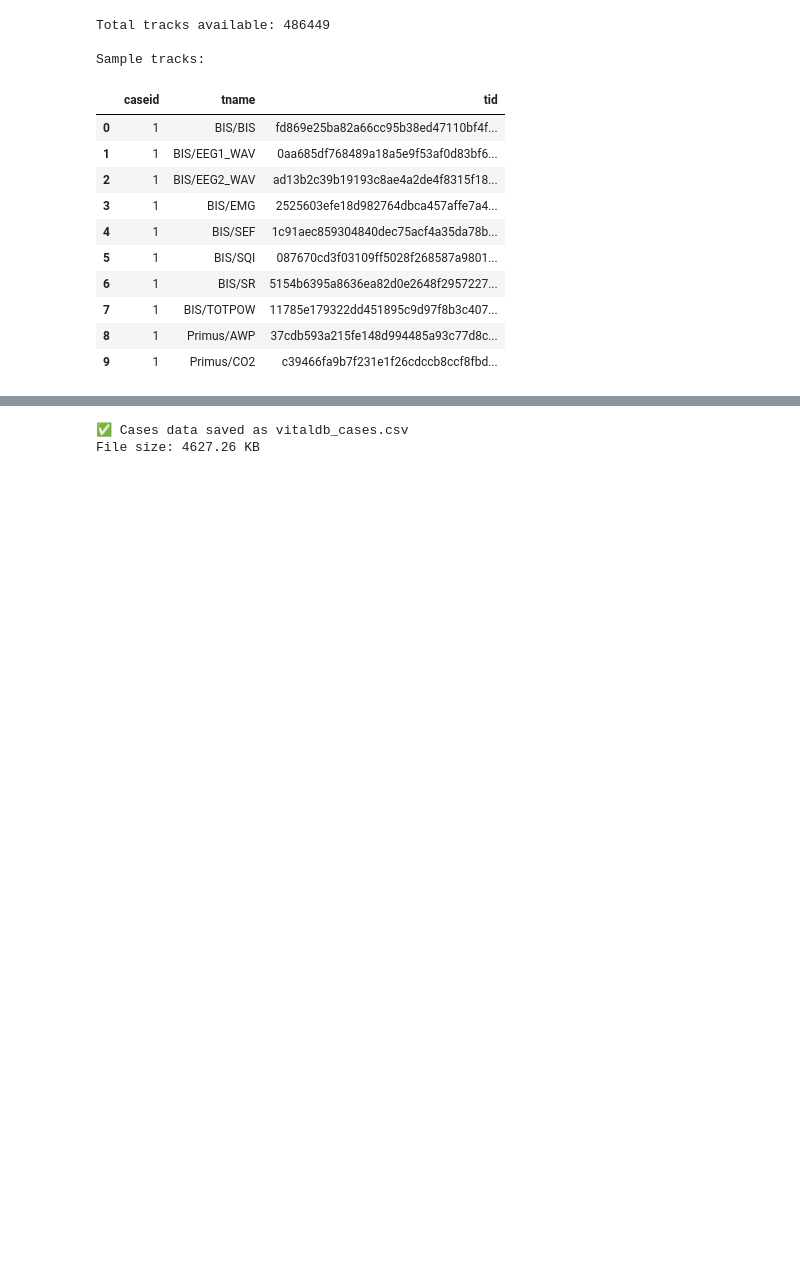
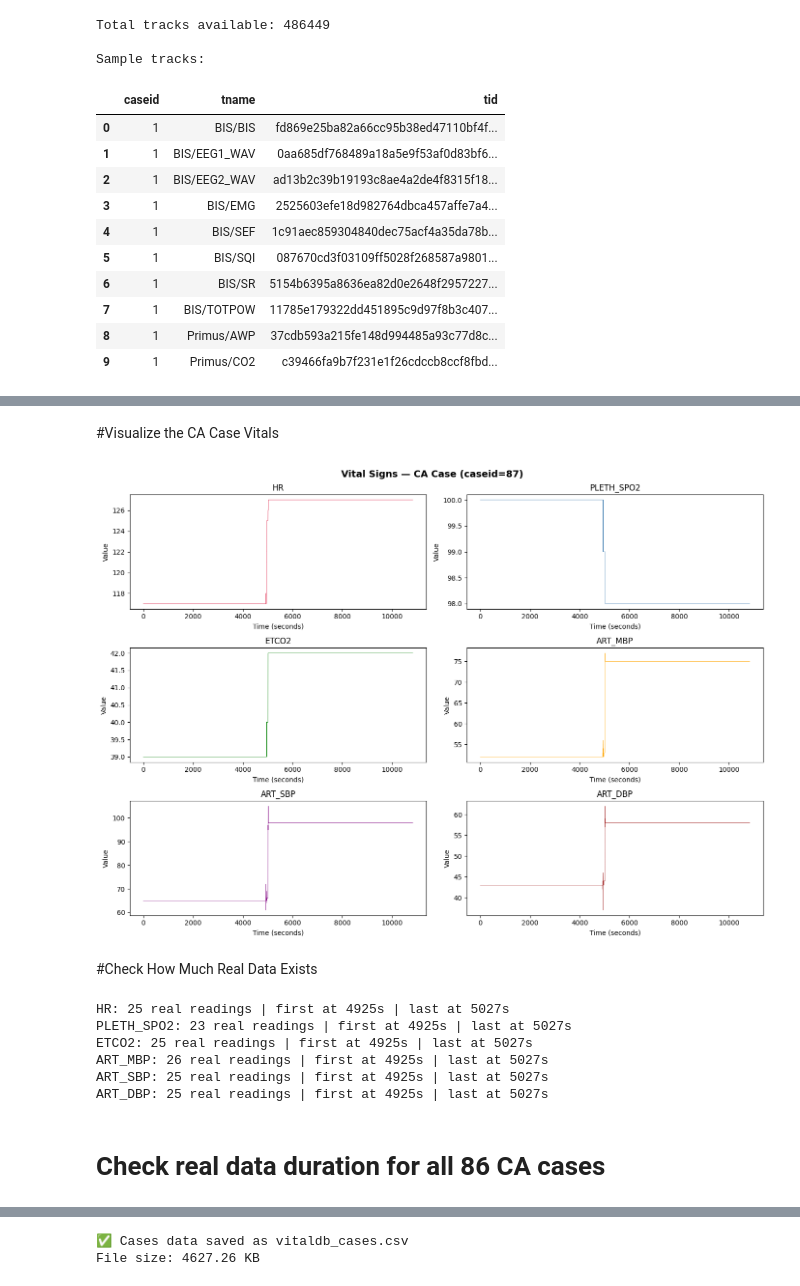
Before and after one commit to sachumonpsajeev-cyber/VitalDb-Cardiac-Arrest-Prediction-TAN, a Jupyter notebook: notebooks/VitalDB_Exploration.ipynb, the cells around one changed output, grey strips where cells are left out. Cells and saved outputs as stored; diff of their text form; code cells hidden in the pictures; blank space fills up the shorter version.

```diff
--- a/notebooks/VitalDB_Exploration.ipynb
+++ b/notebooks/VitalDB_Exploration.ipynb
@@ -194,0 +360,20 @@ Sample tracks:
+# %%
+# Load with all 7 columns first, then drop BT
+sample_1hz = pd.DataFrame(ca_vitals[87], columns=[
+    'HR', 'PLETH_SPO2', 'ETCO2', 'BT', 'ART_MBP', 'ART_SBP', 'ART_DBP'
+])
+
+# Drop BT (100% missing)
+sample_1hz = sample_1hz.drop(columns=['BT'])
+
+# Downsample to 1Hz
+sample_1hz = sample_1hz.iloc[::100].reset_index(drop=True)
+
+# Fill missing values
+sample_1hz = sample_1hz.ffill().bfill()
+
+print("Shape:", sample_1hz.shape)
+print("\nMissing % after fill:")
+print((sample_1hz.isnull().sum() / len(sample_1hz) * 100).round(2))
+print("\nBasic stats:")
+print(sample_1hz.describe().round(2))
@@ -194,0 +398,49 @@ Sample tracks:
+# %% [markdown]
+#Visualize the CA Case Vitals
+# %%
+import matplotlib.pyplot as plt
+
+fig, axes = plt.subplots(3, 2, figsize=(14, 10))
+fig.suptitle(f'Vital Signs — CA Case (caseid=87)', fontsize=14, fontweight='bold')
+
+vitals = ['HR', 'PLETH_SPO2', 'ETCO2', 'ART_MBP', 'ART_SBP', 'ART_DBP']
+colors = ['crimson', 'steelblue', 'green', 'orange', 'purple', 'brown']
+
+for idx, (vital, color) in enumerate(zip(vitals, colors)):
+    ax = axes[idx//2, idx%2]
+    ax.plot(sample_1hz[vital], color=color, linewidth=0.5)
+    ax.set_title(vital)
+    ax.set_xlabel('Time (seconds)')
+    ax.set_ylabel('Value')
+
+plt.tight_layout()
+plt.savefig('ca_case_vitals.png', dpi=150)
+plt.show()
+# %% [output]
+[figure, added]
+# %% [markdown]
+#Check How Much Real Data Exists
+# %%
+# Check actual non-NaN readings before filling
+sample_raw = pd.DataFrame(ca_vitals[87], columns=[
+    'HR', 'PLETH_SPO2', 'ETCO2', 'BT', 'ART_MBP', 'ART_SBP', 'ART_DBP'
+]).drop(columns=['BT'])
+
+sample_raw = sample_raw.iloc[::100].reset_index(drop=True)
+
+# Find first and last real reading per column
+for col in sample_raw.columns:
+    real = sample_raw[col].dropna()
+    if len(real) > 0:
+        print(f"{col}: {len(real)} real readings | first at {real.index[0]}s | last at {real.index[-1]}s")
+    else:
+        print(f"{col}: NO real readings")
+# %% [output]
+HR: 25 real readings | first at 4925s | last at 5027s
+PLETH_SPO2: 23 real readings | first at 4925s | last at 5027s
+ETCO2: 25 real readings | first at 4925s | last at 5027s
+ART_MBP: 26 real readings | first at 4925s | last at 5027s
+ART_SBP: 25 real readings | first at 4925s | last at 5027s
+ART_DBP: 25 real readings | first at 4925s | last at 5027s
+# %% [markdown]
+# Check real data duration for all 86 CA cases
```
Also changed, not shown: parts of 27 cells of this notebook.
